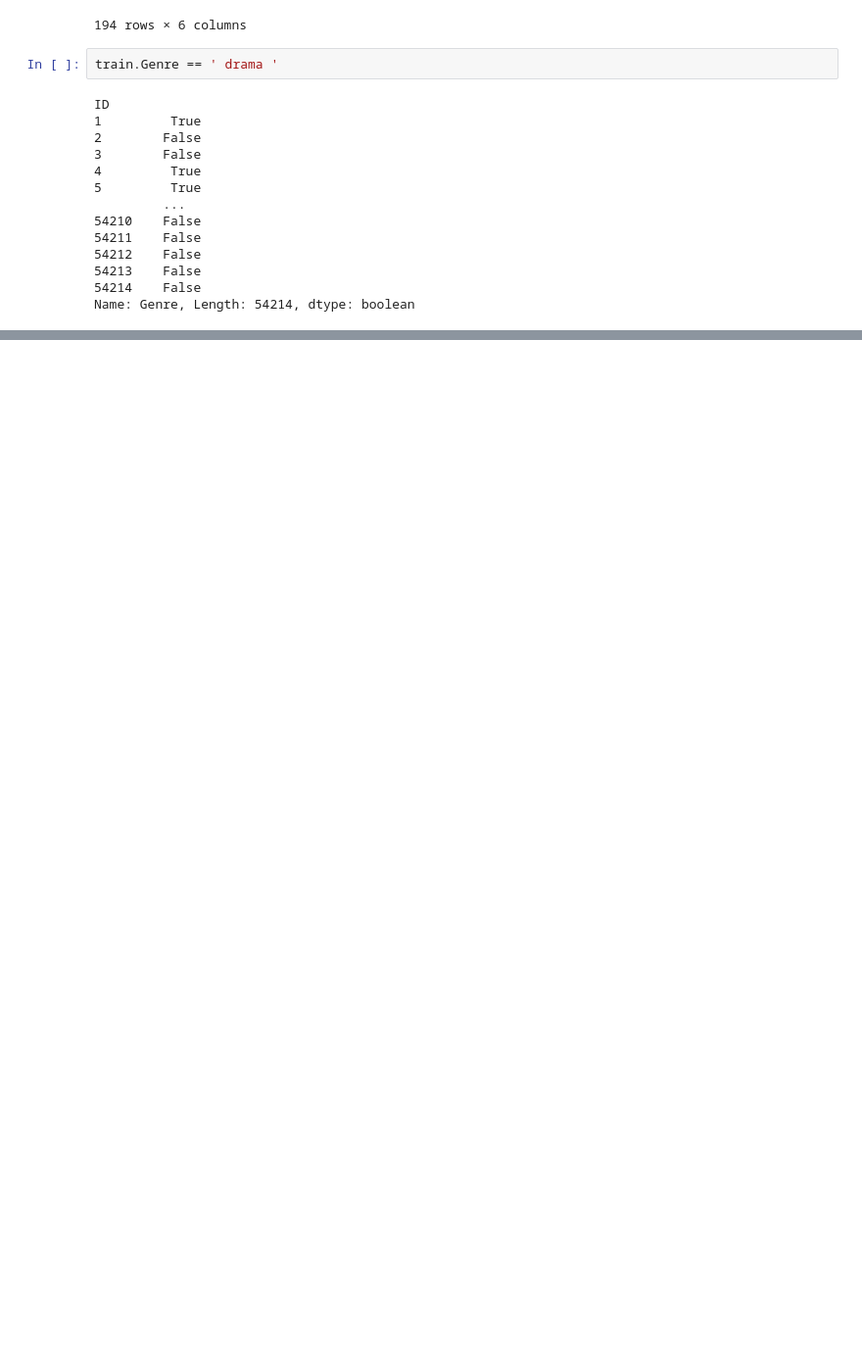
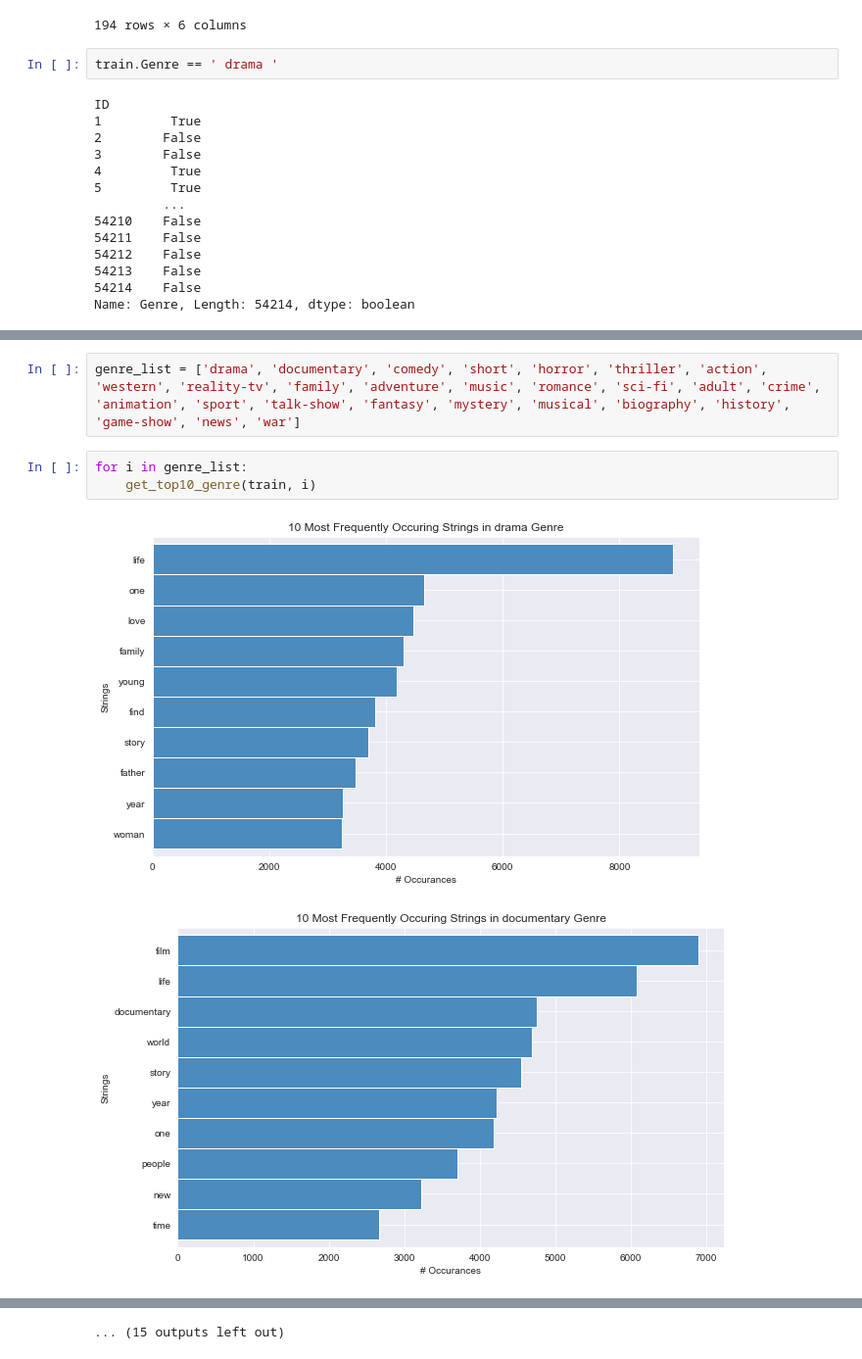
Before and after one commit to Michael-Austin-Mesa/IMDb-project, a Jupyter notebook: explore.ipynb, the cells around one changed output, grey strips where cells are left out. Shown: that part at 98% size. Drawn from its saved outputs; the diff is of its cells as text; blank space fills up the shorter version.

```diff
--- a/explore.ipynb
+++ b/explore.ipynb
@@ -181,0 +183,8 @@ dtype: int64
+# %%
+genre_list = ['drama', 'documentary', 'comedy', 'short', 'horror', 'thriller', 'action', 'western', 'reality-tv', 'family', 'adventure', 'music', 'romance', 'sci-fi', 'adult', 'crime', 'animation', 'sport', 'talk-show', 'fantasy', 'mystery', 'musical', 'biography', 'history', 'game-show', 'news', 'war']
+# %%
+for i in genre_list:
+    get_top10_genre(train, i)
+# %% [output]
+[figure, added]
+[figure, added]
@@ -181,0 +201 @@ dtype: int64
+... (15 outputs left out)
```
Also changed, not shown: parts of 9 cells of this notebook.
